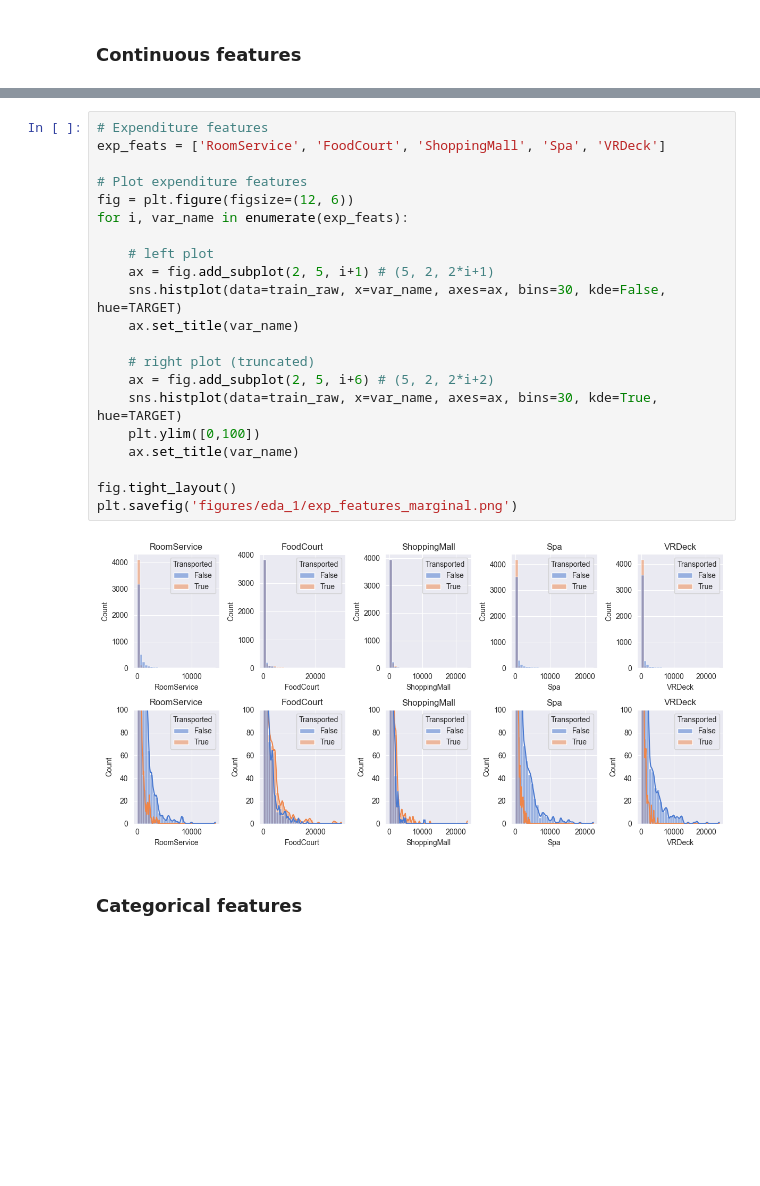
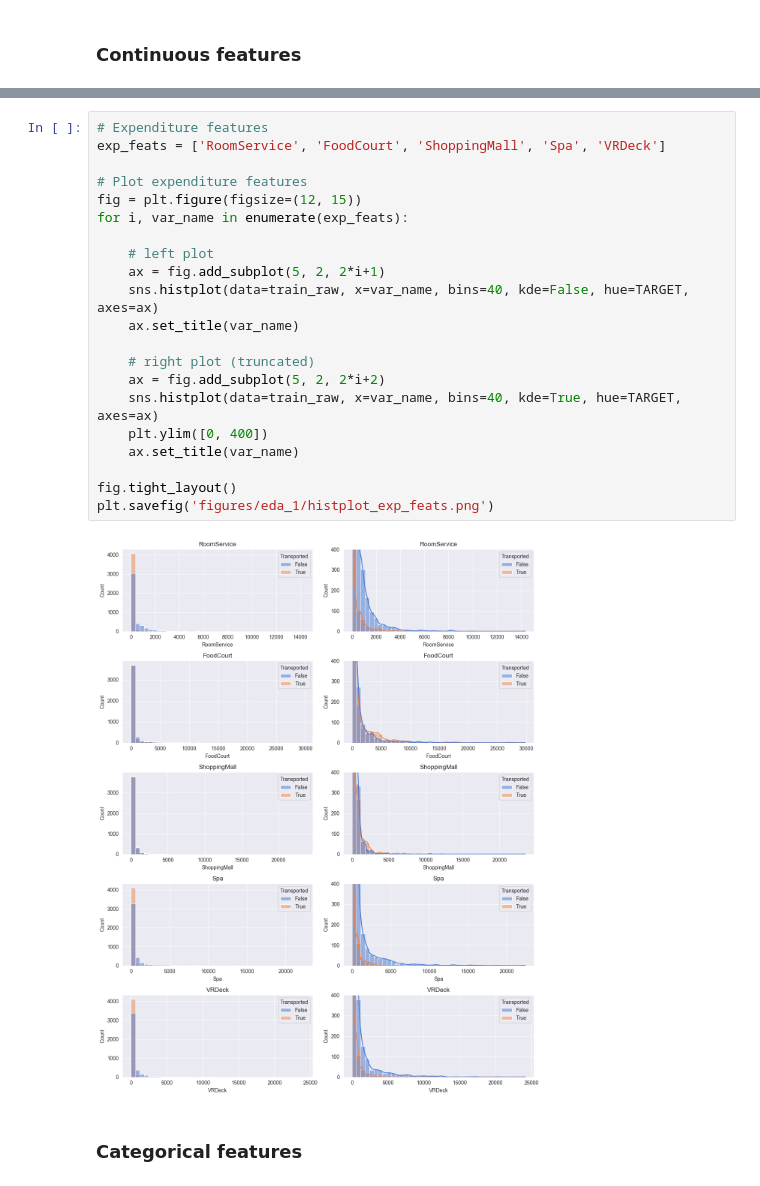
Before and after one commit to apiraccini/spaceship_titanic, a Jupyter notebook: notebooks/1_data_prep.ipynb, the cells around one changed output, grey strips where cells are left out. Saved outputs shown, nothing was run; the diff lists cells and outputs as text; blank space fills up the shorter version.

```diff
--- a/notebooks/1_data_prep.ipynb
+++ b/notebooks/1_data_prep.ipynb
@@ -133,26 +133,26 @@ plt.savefig('figures/eda_1/age_marginal.png')
 # %%
 # Expenditure features
 exp_feats = ['RoomService', 'FoodCourt', 'ShoppingMall', 'Spa', 'VRDeck']
 
 # Plot expenditure features
-fig = plt.figure(figsize=(12, 6))
+fig = plt.figure(figsize=(12, 15))
 for i, var_name in enumerate(exp_feats):
 
     # left plot
-    ax = fig.add_subplot(2, 5, i+1) # (5, 2, 2*i+1)
-    sns.histplot(data=train_raw, x=var_name, axes=ax, bins=30, kde=False, hue=TARGET)
+    ax = fig.add_subplot(5, 2, 2*i+1)
+    sns.histplot(data=train_raw, x=var_name, bins=40, kde=False, hue=TARGET, axes=ax)
     ax.set_title(var_name)
 
     # right plot (truncated)
-    ax = fig.add_subplot(2, 5, i+6) # (5, 2, 2*i+2)
-    sns.histplot(data=train_raw, x=var_name, axes=ax, bins=30, kde=True, hue=TARGET)
-    plt.ylim([0,100])
+    ax = fig.add_subplot(5, 2, 2*i+2)
+    sns.histplot(data=train_raw, x=var_name, bins=40, kde=True, hue=TARGET, axes=ax)
+    plt.ylim([0, 400])
     ax.set_title(var_name)
 
 fig.tight_layout()
-plt.savefig('figures/eda_1/exp_features_marginal.png')
+plt.savefig('figures/eda_1/histplot_exp_feats.png')
 # %% [output]
-[figure, old version]
+[figure, new version]
 # %% [markdown]
 ### Categorical features
 # %%
```
Also changed, not shown: parts of 14 cells of this notebook, 20 other files.
